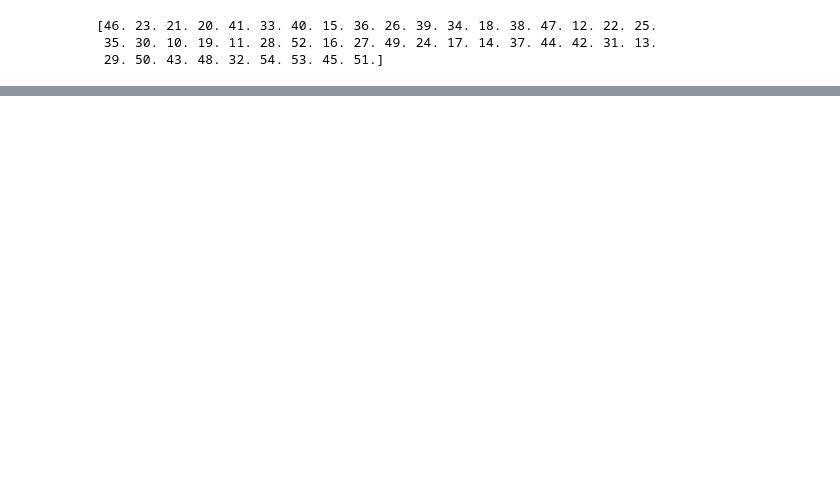
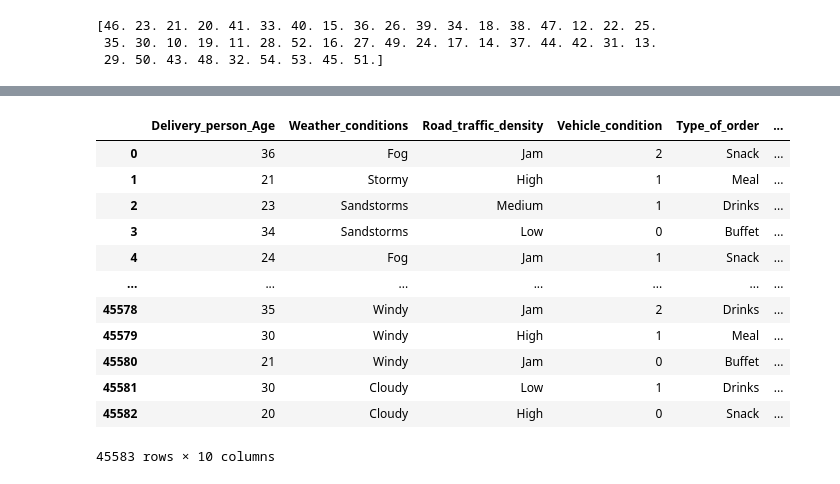
Before and after one commit to kunalsir98/Delivery, a Jupyter notebook: notebooks/model.ipynb, the cells around one changed output, grey strips where cells are left out. Drawn from its saved outputs; the diff is of its cells as text; code cells hidden in the pictures; blank space fills up the shorter version.

```diff
--- a/notebooks/model.ipynb
+++ b/notebooks/model.ipynb
@@ -25,4 +25,5 @@ print(cb.__version__)
 1.2.2
 # %%
 # import data
-df=pd.read_csv('final_data4.csv')
+df=pd.read_csv('final_merged_data1.csv')
+df.head()
@@ -84,0 +187,16 @@ y=df.Time_taken
+# %%
+df.dropna()
+# %% [output]
+|  | Delivery_person_Age | Weather_conditions | Road_traffic_density | Vehicle_condition | Type_of_order | ... |
+| 0 | 36 | Fog | Jam | 2 | Snack | ... |
+| 1 | 21 | Stormy | High | 1 | Meal | ... |
+| 2 | 23 | Sandstorms | Medium | 1 | Drinks | ... |
+| 3 | 34 | Sandstorms | Low | 0 | Buffet | ... |
+| 4 | 24 | Fog | Jam | 1 | Snack | ... |
+| ... | ... | ... | ... | ... | ... | ... |
+| 45578 | 35 | Windy | Jam | 2 | Drinks | ... |
+| 45579 | 30 | Windy | High | 1 | Meal | ... |
+| 45580 | 21 | Windy | Jam | 0 | Buffet | ... |
+| 45581 | 30 | Cloudy | Low | 1 | Drinks | ... |
+| 45582 | 20 | Cloudy | High | 0 | Snack | ... |
+45583 rows × 10 columns
```
Also changed, not shown: parts of 33 cells of this notebook, 33 other files.
